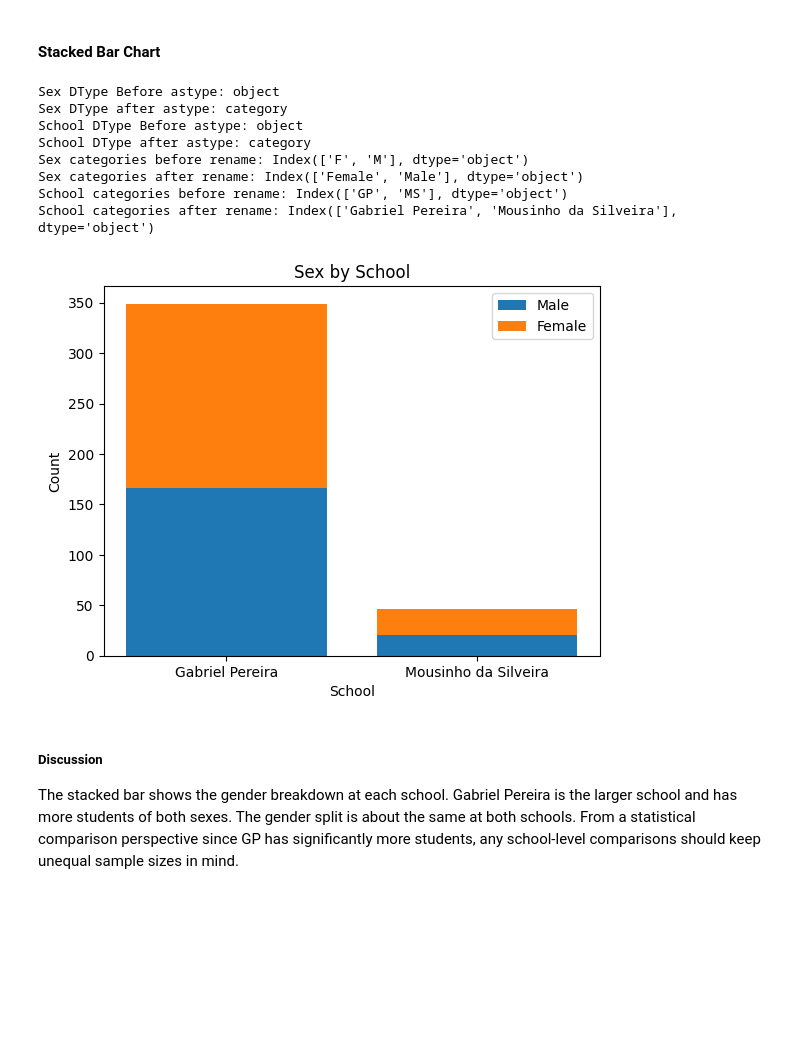
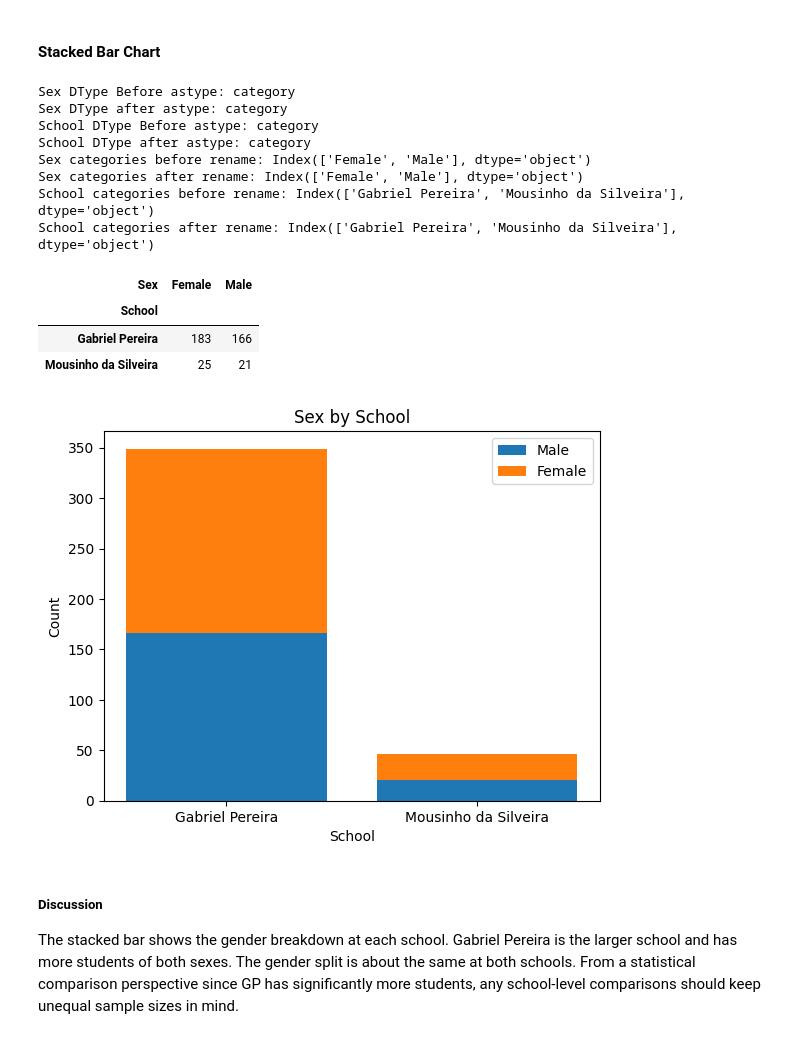
Before and after one commit to pressleydavid/hw4, a Jupyter notebook: HW4.ipynb, the cells around one changed output. Saved outputs shown, nothing was run; the diff lists cells and outputs as text; code cells hidden in the pictures; blank space fills up the shorter version.

```diff
--- a/HW4.ipynb
+++ b/HW4.ipynb
@@ -69,39 +67,43 @@ print(f"School categories after rename: {student_data.school.cat.categories}")
 
 stacked_school_table = pd.crosstab(student_data.school, student_data.sex, rownames=["School"], colnames=["Sex"])
 
-# display(stacked_school_table)
+display(stacked_school_table)
 
 #get rows for Female
 stacked_school_table.loc[:, "Female"]
 stacked_school_table.loc[:, "Male"]
 
 #plot stacked bar graph
 plt.bar(
     x = student_data.school.cat.categories,
     height = stacked_school_table.loc[:,"Male"],
     label = "Male"
 )
 plt.bar(
     x = student_data.school.cat.categories,
     height = stacked_school_table.loc[:,"Female"],
     bottom = stacked_school_table.loc[:,"Male"],
     label = "Female"
 )
 plt.title("Sex by School")
 plt.xlabel("School")
 plt.ylabel("Count")
 plt.legend(loc = 0)
 plt.show()
 plt.close()
 # %% [output]
-Sex DType Before astype: object
+Sex DType Before astype: category
 Sex DType after astype: category
-School DType Before astype: object
+School DType Before astype: category
 School DType after astype: category
-Sex categories before rename: Index(['F', 'M'], dtype='object')
+Sex categories before rename: Index(['Female', 'Male'], dtype='object')
 Sex categories after rename: Index(['Female', 'Male'], dtype='object')
-School categories before rename: Index(['GP', 'MS'], dtype='object')
+School categories before rename: Index(['Gabriel Pereira', 'Mousinho da Silveira'], dtype='object')
 School categories after rename: Index(['Gabriel Pereira', 'Mousinho da Silveira'], dtype='object')
+| Sex | Female | Male |
+| School |  |  |
+| Gabriel Pereira | 183 | 166 |
+| Mousinho da Silveira | 25 | 21 |
 [figure]
 # %% [markdown]
 ##### Discussion
```
Also changed, not shown: parts of 4 cells of this notebook.
